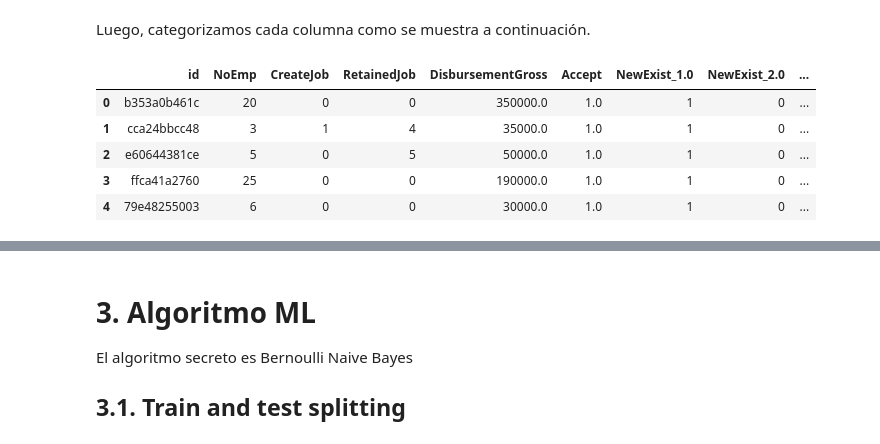
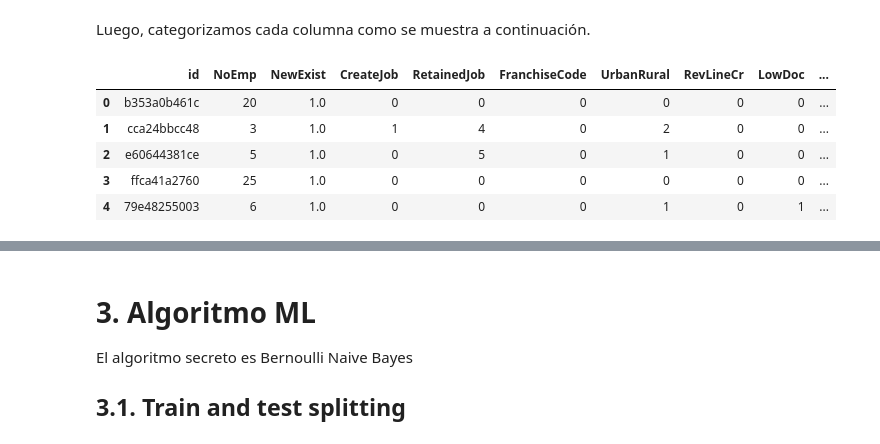
Before and after one commit to steanleo/KaggleChallenge, a Jupyter notebook: notebook/LoanApproval.ipynb, the cells around one changed output, grey strips where cells are left out. Saved outputs shown, nothing was run; the diff lists cells and outputs as text; code cells hidden in the pictures.

```diff
--- a/notebook/LoanApproval.ipynb
+++ b/notebook/LoanApproval.ipynb
@@ -178,2 +134,0 @@ La columna **NewExist** posee valores nulos, por lo que se reemplaza con la medi
-# %%
-df_train['NewExist'].fillna(df_train.NewExist.median(), inplace=True)
@@ -187,2 +134,0 @@ Como en los datos originales se establece que **NewExist** unicamente puede toma
-# %%
-df_train.loc[df_train['NewExist'] == 0, 'NewExist'] = df_train.NewExist.median()
@@ -211,8 +134,0 @@ sns.barplot(x='FranchiseCode', y='Accept', data=df_train)
-# %%
-#Dado que esta columna es un codigo y si es 0 o 1, es que no tiene uno; se puede categorizar
-df_train.loc[df_train.FranchiseCode == 1, 'FranchiseCode'] = 0
-df_train.loc[df_train.FranchiseCode == 0, 'FranchiseCode'] = 0
-df_train.loc[df_train.FranchiseCode > 1, 'FranchiseCode'] = 1
-
-#Parece ser que FranchiseCode está relacionado con Accept
-sns.barplot(x='FranchiseCode', y='Accept', data=df_train)
@@ -268,2 +275,0 @@ df_train.sort_values('NoEmp', ascending=False).head(10)
-# %%
-df_train.loc[df_train.NoEmp > 500, 'NoEmp'] = 500
@@ -460,17 +386,23 @@ memory usage: 5.4+ MB
 # %% [markdown]
 Luego, categorizamos cada columna como se muestra a continuación.
 # %%
-df["NewExist"] = df["NewExist"].astype(str)
-df["FranchiseCode"] = df["FranchiseCode"].astype(str)
-df["UrbanRural"] = df["UrbanRural"].astype(str)
+#df["NewExist"] = df["NewExist"].astype(str)
+#df["FranchiseCode"] = df["FranchiseCode"].astype(str)
+#df["UrbanRural"] = df["UrbanRural"].astype(str)
+#df = pd.get_dummies(df, columns=['NewExist', 'FranchiseCode', 'UrbanRural', 'RevLineCr', 'LowDoc'])
 
-df = pd.get_dummies(df, columns=['NewExist', 'FranchiseCode', 'UrbanRural', 'RevLineCr', 'LowDoc'])
+df.loc[df["RevLineCr"] == "N", "RevLineCr"] = 0
+df.loc[df["RevLineCr"] == "Y", "RevLineCr"] = 1
+df.loc[df["LowDoc"] == "N", "LowDoc"] = 0
+df.loc[df["LowDoc"] == "Y", "LowDoc"] = 1
+df["RevLineCr"] = df["RevLineCr"].astype(np.int64)
+df["LowDoc"] = df["LowDoc"].astype(np.int64)
 df.head()
 # %% [output]
-|  | id | NoEmp | CreateJob | RetainedJob | DisbursementGross | Accept | NewExist_1.0 | NewExist_2.0 | ... |
-| 0 | b353a0b461c | 20 | 0 | 0 | 350000.0 | 1.0 | 1 | 0 | ... |
-| 1 | cca24bbcc48 | 3 | 1 | 4 | 35000.0 | 1.0 | 1 | 0 | ... |
-| 2 | e60644381ce | 5 | 0 | 5 | 50000.0 | 1.0 | 1 | 0 | ... |
-| 3 | ffca41a2760 | 25 | 0 | 0 | 190000.0 | 1.0 | 1 | 0 | ... |
-| 4 | 79e48255003 | 6 | 0 | 0 | 30000.0 | 1.0 | 1 | 0 | ... |
+|  | id | NoEmp | NewExist | CreateJob | RetainedJob | FranchiseCode | UrbanRural | RevLineCr | LowDoc | ... |
+| 0 | b353a0b461c | 20 | 1.0 | 0 | 0 | 0 | 0 | 0 | 0 | ... |
+| 1 | cca24bbcc48 | 3 | 1.0 | 1 | 4 | 0 | 2 | 0 | 0 | ... |
+| 2 | e60644381ce | 5 | 1.0 | 0 | 5 | 0 | 1 | 0 | 0 | ... |
+| 3 | ffca41a2760 | 25 | 1.0 | 0 | 0 | 0 | 0 | 0 | 0 | ... |
+| 4 | 79e48255003 | 6 | 1.0 | 0 | 0 | 0 | 1 | 0 | 1 | ... |
 # %%
```
Also changed, not shown: parts of 100 cells of this notebook, 5 other files.
